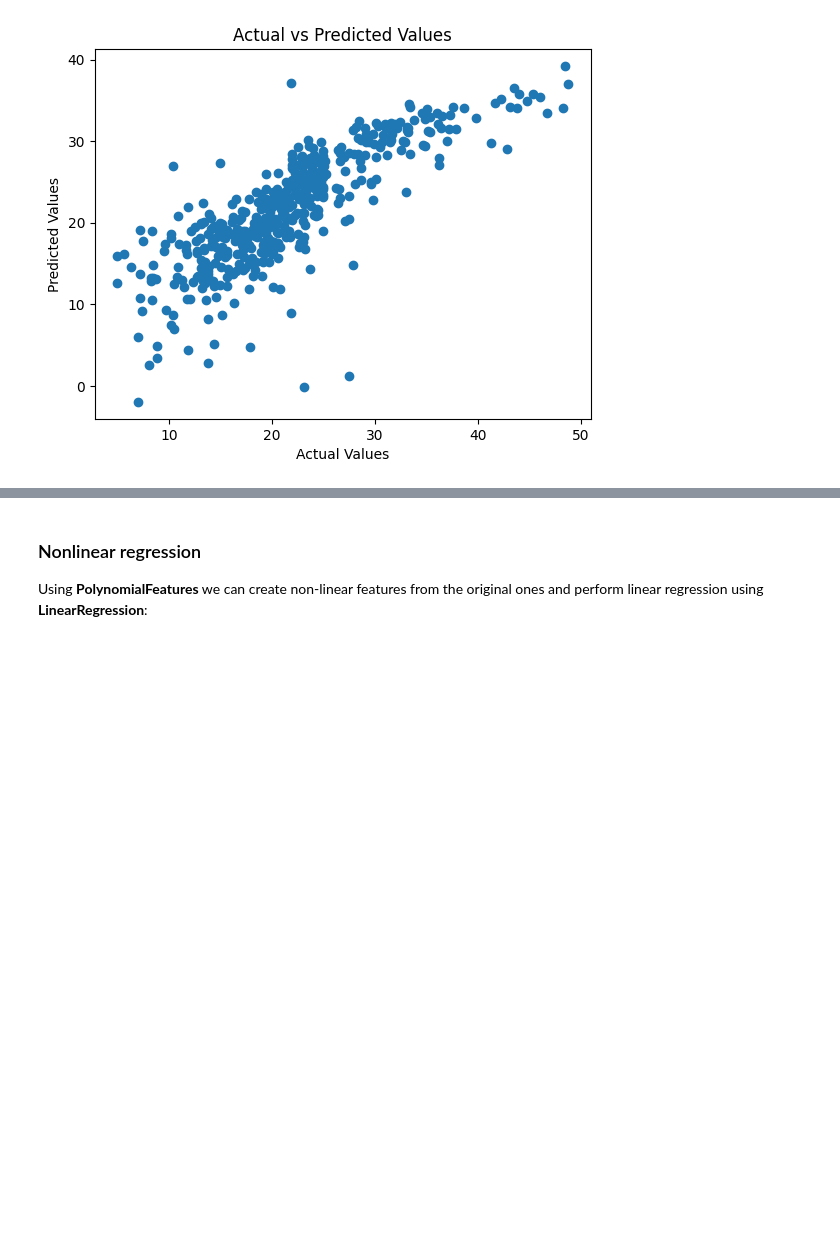
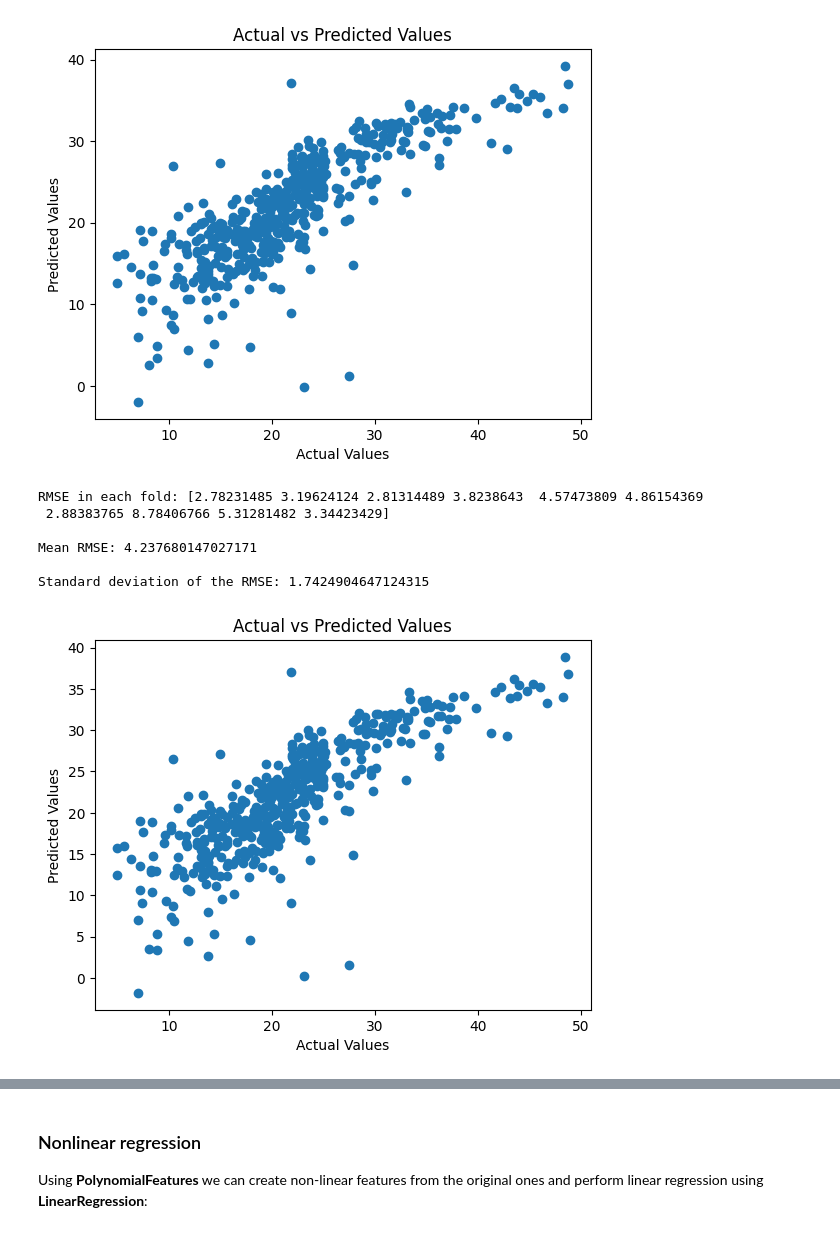
Before and after one commit to AbrahamOtero/MLiB, a Jupyter notebook: 4_PredictiveModels.ipynb, the cells around one changed output, grey strips where cells are left out. Saved outputs shown, nothing was run; the diff lists cells and outputs as text; code cells hidden in the pictures; blank space fills up the shorter version.

```diff
--- a/4_PredictiveModels.ipynb
+++ b/4_PredictiveModels.ipynb
@@ -529,3 +585,45 @@ Mean RMSE: 4.266379636447395
 
 Standard deviation of the RMSE: 1.7746525272224731
 [figure]
+# %%
+# prompt: Emplea Ridge sobre el conjunto de datos anterior. Muestra las mismas métrica y graficas que en el caso anterior
+
+from sklearn.linear_model import Ridge
+from sklearn.model_selection import cross_val_score
+from sklearn.model_selection import cross_val_predict
+import numpy as np
+import matplotlib.pyplot as plt
+
+# Assuming X and y are already defined from the previous linear regression example
+
+# Create the Ridge regression model
+model = Ridge(alpha=5)
+
+# Perform 10-fold cross-validation
+scores = cross_val_score(model, X, y, cv=10, scoring='neg_mean_squared_error')
+
+# The scores obtained are negative errors (scoring='neg_mean_squared_error'), so we convert them to positive
+rmse_scores = np.sqrt(-scores)
+
+# Print the results
+print("RMSE in each fold:", rmse_scores)
+print("\nMean RMSE:", rmse_scores.mean())
+print("\nStandard deviation of the RMSE:", rmse_scores.std())
+
+# Make predictions
+y_pred = cross_val_predict(model, X, y, cv=10)
+
+# Plot the actual vs predicted values
+plt.scatter(y, y_pred)
+plt.xlabel("Actual Values")
+plt.ylabel("Predicted Values")
+plt.title("Actual vs Predicted Values")
+plt.show()
+# %% [output]
+RMSE in each fold: [2.78231485 3.19624124 2.81314489 3.8238643  4.57473809 4.86154369
+ 2.88383765 8.78406766 5.31281482 3.34423429]
+
+Mean RMSE: 4.237680147027171
+
+Standard deviation of the RMSE: 1.7424904647124315
+[figure, added]
```
Also changed, not shown: parts of 30 cells of this notebook.
